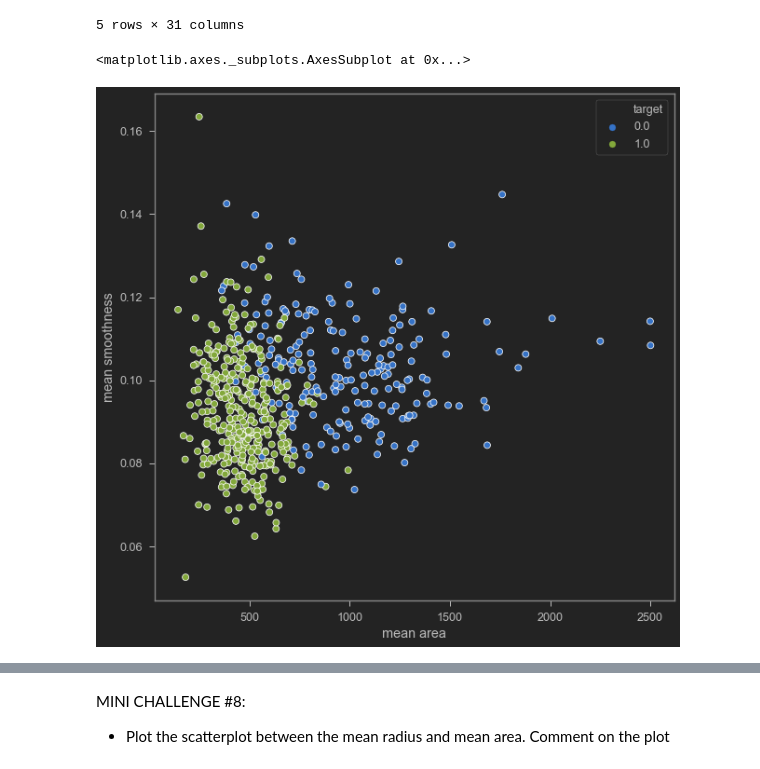
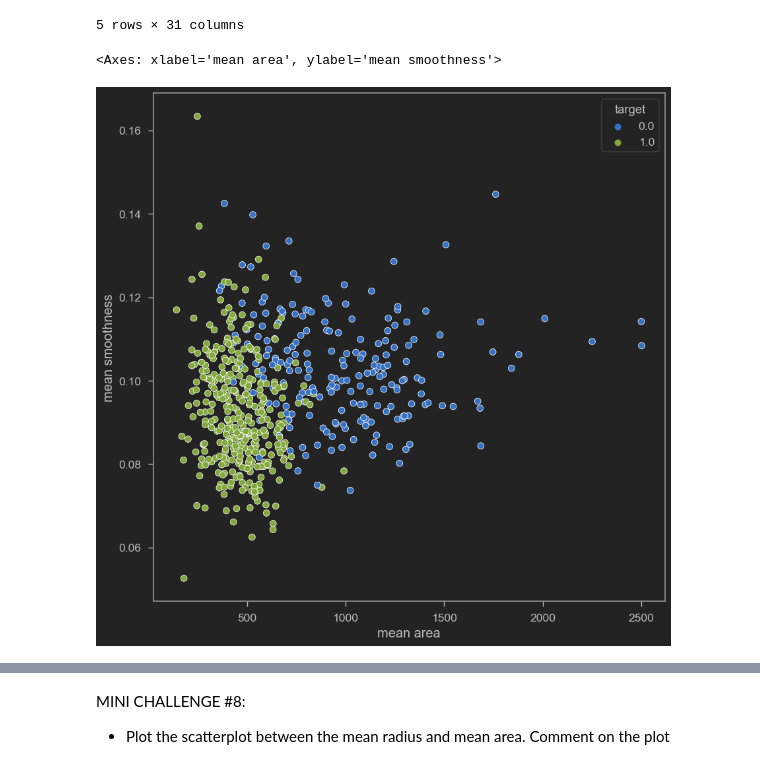
Before and after one commit to joe-trung/Matplotlib-and-seaborn, a Jupyter notebook: Notebook/Data Visualization with Python - Matplotlib and Seaborn.ipynb, the cells around one changed output, grey strips where cells are left out. Drawn from its saved outputs; the diff is of its cells as text; code cells hidden in the pictures.

```diff
--- a/Notebook/Data Visualization with Python - Matplotlib and Seaborn.ipynb
+++ b/Notebook/Data Visualization with Python - Matplotlib and Seaborn.ipynb
@@ -333,9 +350,10 @@ df_cancer = pd.DataFrame(np.c_[cancer['data'], cancer['target']], columns = np.a
 # %%
 # Plot scatter plot between mean area and mean smoothness
 plt.figure(figsize = (10,10))
+sns.scatterplot(df_cancer,x=df_cancer['mean area'],y=df_cancer['mean smoothness'], hue=df_cancer['target'])
 # %% [output]
-<matplotlib.axes._subplots.AxesSubplot at 0x...>
+<Axes: xlabel='mean area', ylabel='mean smoothness'>
-[figure, old version]
+[figure, new version]
 # %%
 # Let's print out countplot to know how many samples belong to class #0 and #1
 plt.figure(figsize = (10,10))
```
Also changed, not shown: parts of 6 cells of this notebook.
